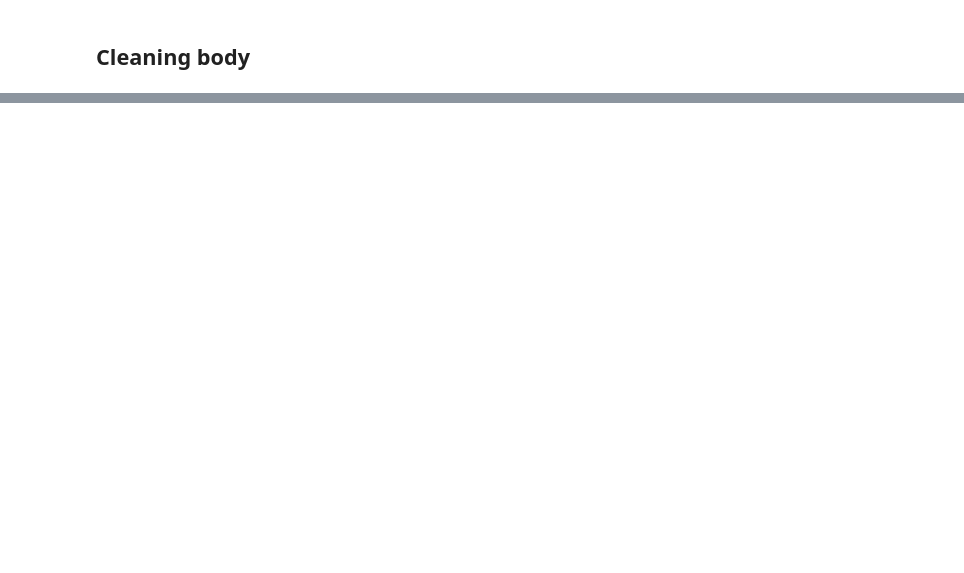
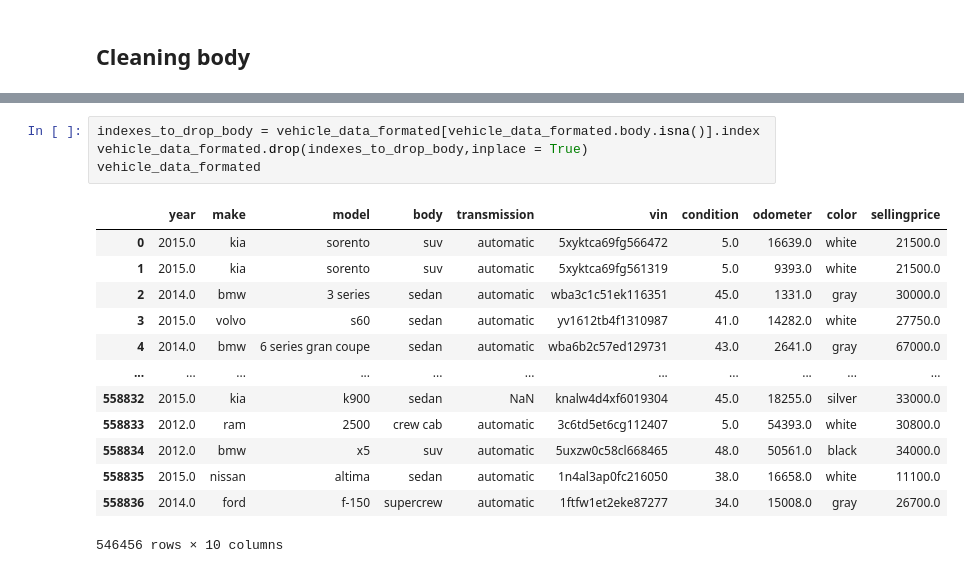
Before and after one commit to Mikaelow/Kaggle, a Jupyter notebook: car-analize.ipynb, the cells around one changed output, grey strips where cells are left out. Drawn from its saved outputs; the diff is of its cells as text; blank space fills up the shorter version.

```diff
--- a/car-analize.ipynb
+++ b/car-analize.ipynb
@@ -221,0 +290,18 @@ array(['automatic', nan, 'manual'], dtype=object)
+# %%
+indexes_to_drop_body = vehicle_data_formated[vehicle_data_formated.body.isna()].index
+vehicle_data_formated.drop(indexes_to_drop_body,inplace = True)
+vehicle_data_formated
+# %% [output]
+|  | year | make | model | body | transmission | vin | condition | odometer | color | sellingprice |
+| 0 | 2015.0 | kia | sorento | suv | automatic | 5xyktca69fg566472 | 5.0 | 16639.0 | white | 21500.0 |
+| 1 | 2015.0 | kia | sorento | suv | automatic | 5xyktca69fg561319 | 5.0 | 9393.0 | white | 21500.0 |
+| 2 | 2014.0 | bmw | 3 series | sedan | automatic | wba3c1c51ek116351 | 45.0 | 1331.0 | gray | 30000.0 |
+| 3 | 2015.0 | volvo | s60 | sedan | automatic | yv1612tb4f1310987 | 41.0 | 14282.0 | white | 27750.0 |
+| 4 | 2014.0 | bmw | 6 series gran coupe | sedan | automatic | wba6b2c57ed129731 | 43.0 | 2641.0 | gray | 67000.0 |
+| ... | ... | ... | ... | ... | ... | ... | ... | ... | ... | ... |
+| 558832 | 2015.0 | kia | k900 | sedan | NaN | knalw4d4xf6019304 | 45.0 | 18255.0 | silver | 33000.0 |
+| 558833 | 2012.0 | ram | 2500 | crew cab | automatic | 3c6td5et6cg112407 | 5.0 | 54393.0 | white | 30800.0 |
+| 558834 | 2012.0 | bmw | x5 | suv | automatic | 5uxzw0c58cl668465 | 48.0 | 50561.0 | black | 34000.0 |
+| 558835 | 2015.0 | nissan | altima | sedan | automatic | 1n4al3ap0fc216050 | 38.0 | 16658.0 | white | 11100.0 |
+| 558836 | 2014.0 | ford | f-150 | supercrew | automatic | 1ftfw1et2eke87277 | 34.0 | 15008.0 | gray | 26700.0 |
+546456 rows × 10 columns
```
Also changed, not shown: parts of 13 cells of this notebook.
